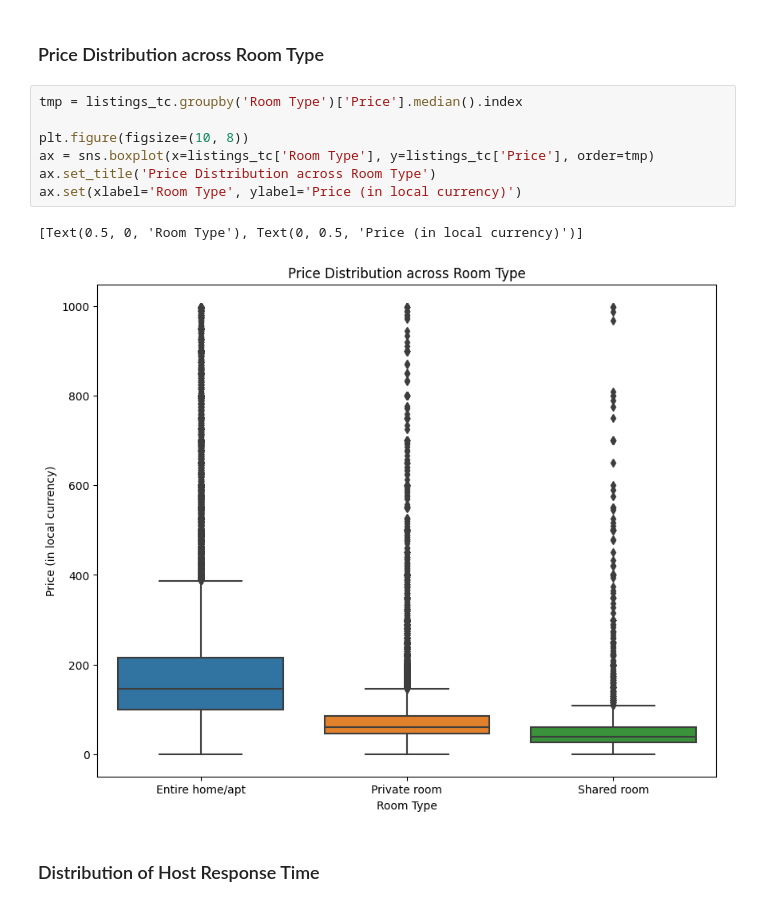
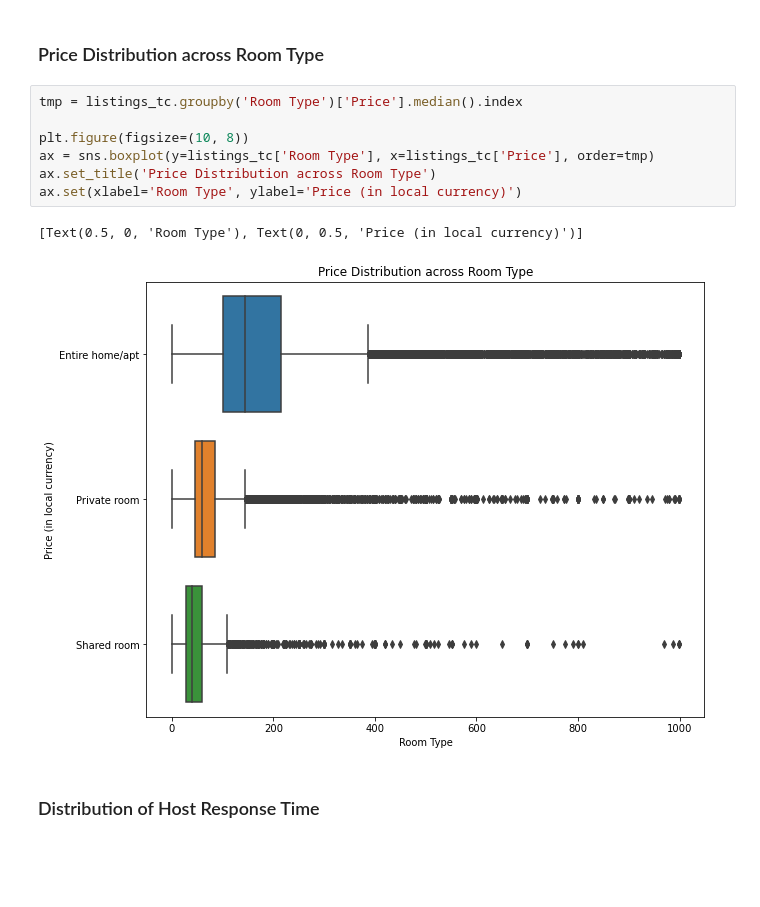
Before and after one commit to mahalrs/airbnb-autopilot, a Jupyter notebook: notebooks/data_exploration.ipynb, the cells around one changed output. Saved outputs shown, nothing was run; the diff lists cells and outputs as text; blank space fills up the shorter version.

```diff
--- a/notebooks/data_exploration.ipynb
+++ b/notebooks/data_exploration.ipynb
@@ -185,13 +202,13 @@ Text(0.5, 1.0, 'Distribution of Room Type\n')
 # %%
 tmp = listings_tc.groupby('Room Type')['Price'].median().index
 
 plt.figure(figsize=(10, 8))
-ax = sns.boxplot(x=listings_tc['Room Type'], y=listings_tc['Price'], order=tmp)
+ax = sns.boxplot(y=listings_tc['Room Type'], x=listings_tc['Price'], order=tmp)
 ax.set_title('Price Distribution across Room Type')
 ax.set(xlabel='Room Type', ylabel='Price (in local currency)')
 # %% [output]
 [Text(0.5, 0, 'Room Type'), Text(0, 0.5, 'Price (in local currency)')]
-[figure, old version]
+[figure, new version]
 # %% [markdown]
 ### Distribution of Host Response Time
 # %%
```
Also changed, not shown: parts of 8 cells of this notebook, 8 other files.
